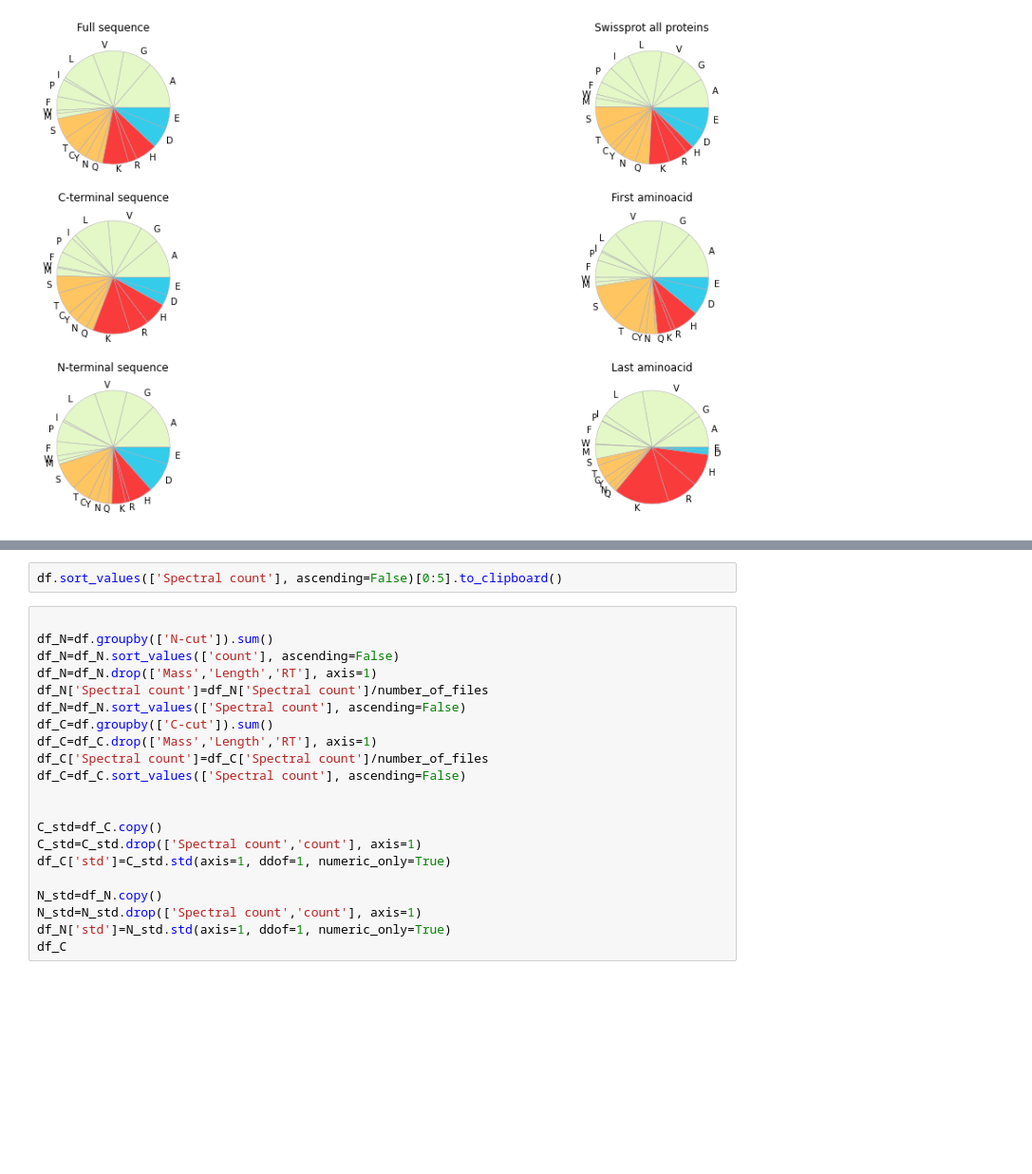
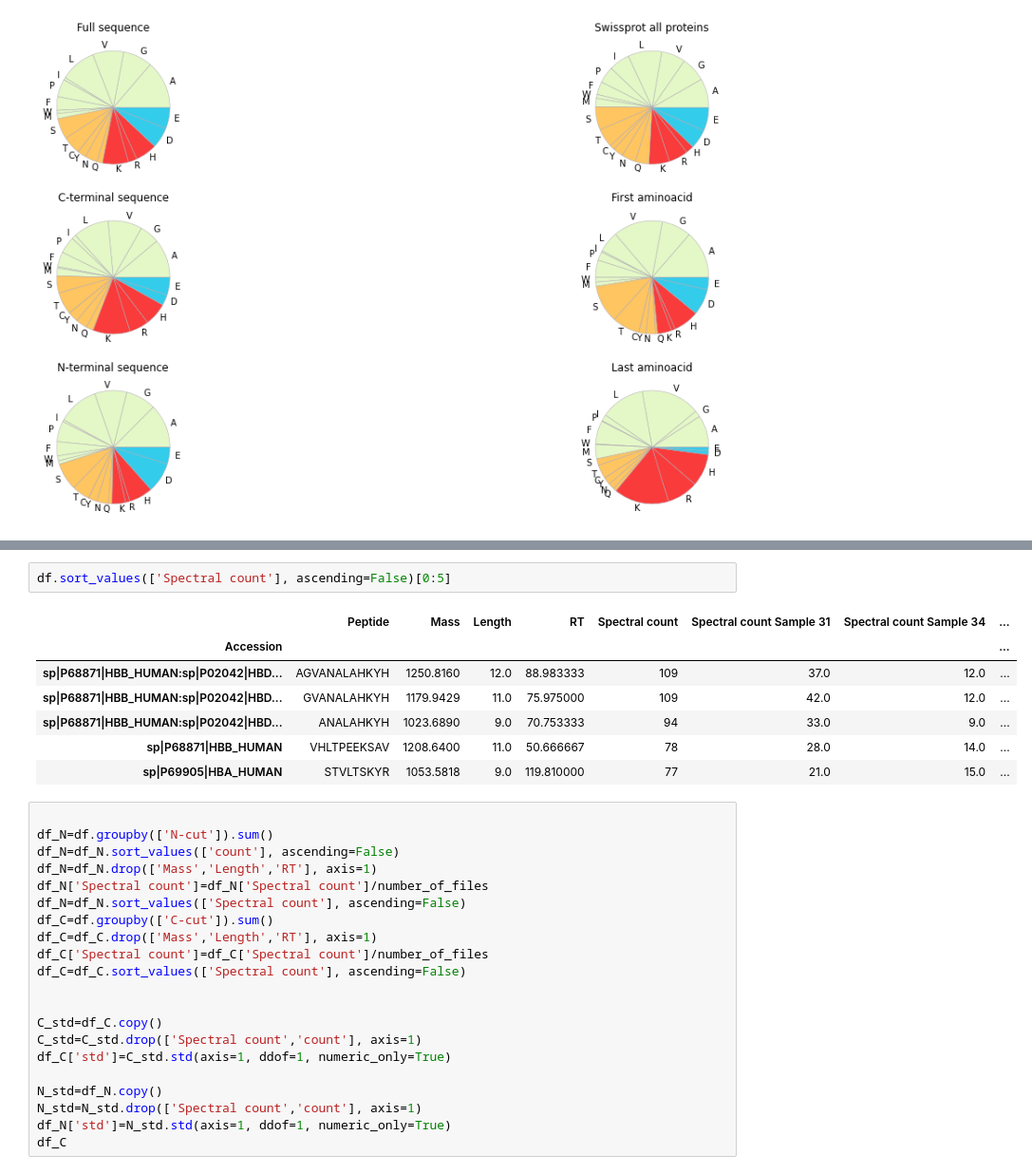
Before and after one commit to ErikHartman/peptidomic_py, a Jupyter notebook: in_group_analysis_erik.ipynb, the cells around one changed output, grey strips where cells are left out. Shown at 95% size. Drawn from its saved outputs; the diff is of its cells as text; blank space fills up the shorter version.

```diff
--- a/in_group_analysis_erik.ipynb
+++ b/in_group_analysis_erik.ipynb
@@ -662,5 +642,13 @@ print(r_squared)
 # %%
-df.sort_values(['Spectral count'], ascending=False)[0:5].to_clipboard()
+df.sort_values(['Spectral count'], ascending=False)[0:5]
+# %% [output]
+|  | Peptide | Mass | Length | RT | Spectral count | Spectral count Sample 31 | Spectral count Sample 34 | ... |
+| Accession |  |  |  |  |  |  |  | ... |
+| sp|P68871|HBB_HUMAN:sp|P02042|HBD... | AGVANALAHKYH | 1250.8160 | 12.0 | 88.983333 | 109 | 37.0 | 12.0 | ... |
+| sp|P68871|HBB_HUMAN:sp|P02042|HBD... | GVANALAHKYH | 1179.9429 | 11.0 | 75.975000 | 109 | 42.0 | 12.0 | ... |
+| sp|P68871|HBB_HUMAN:sp|P02042|HBD... | ANALAHKYH | 1023.6890 | 9.0 | 70.753333 | 94 | 33.0 | 9.0 | ... |
+| sp|P68871|HBB_HUMAN | VHLTPEEKSAV | 1208.6400 | 11.0 | 50.666667 | 78 | 28.0 | 14.0 | ... |
+| sp|P69905|HBA_HUMAN | STVLTSKYR | 1053.5818 | 9.0 | 119.810000 | 77 | 21.0 | 15.0 | ... |
 # %%
 
 df_N=df.groupby(['N-cut']).sum()
```
Also changed, not shown: parts of 4 cells of this notebook, 27 other files.
